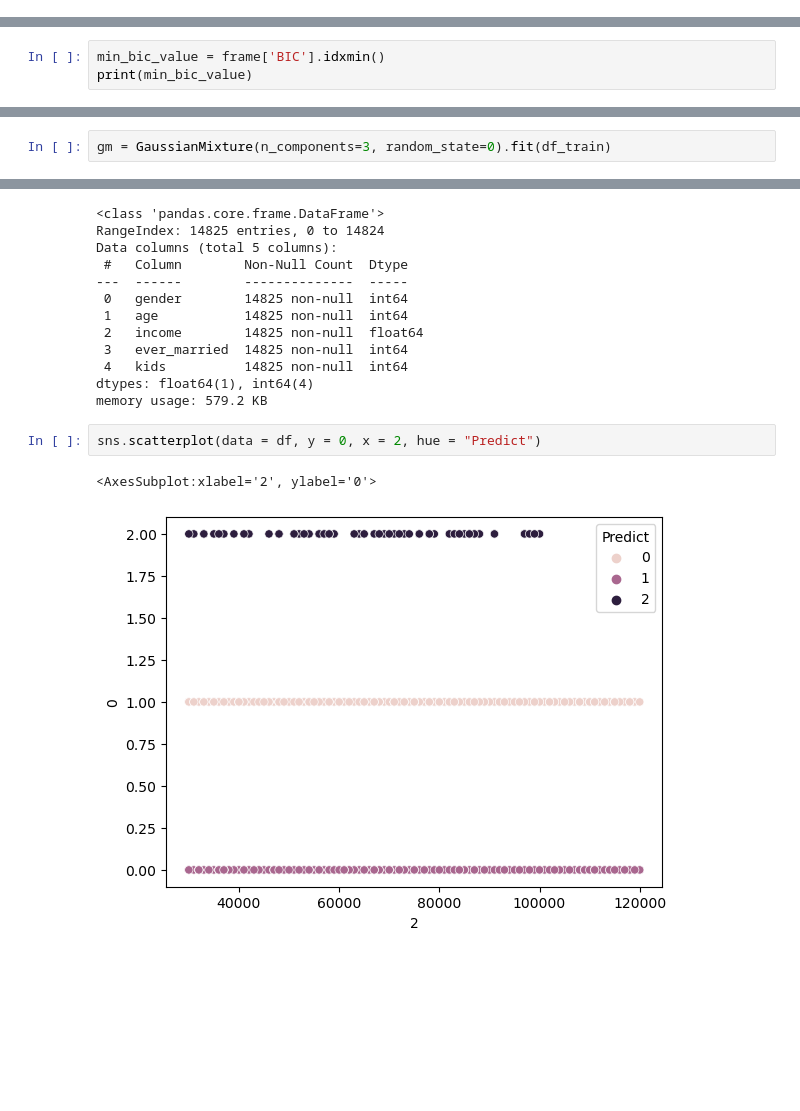
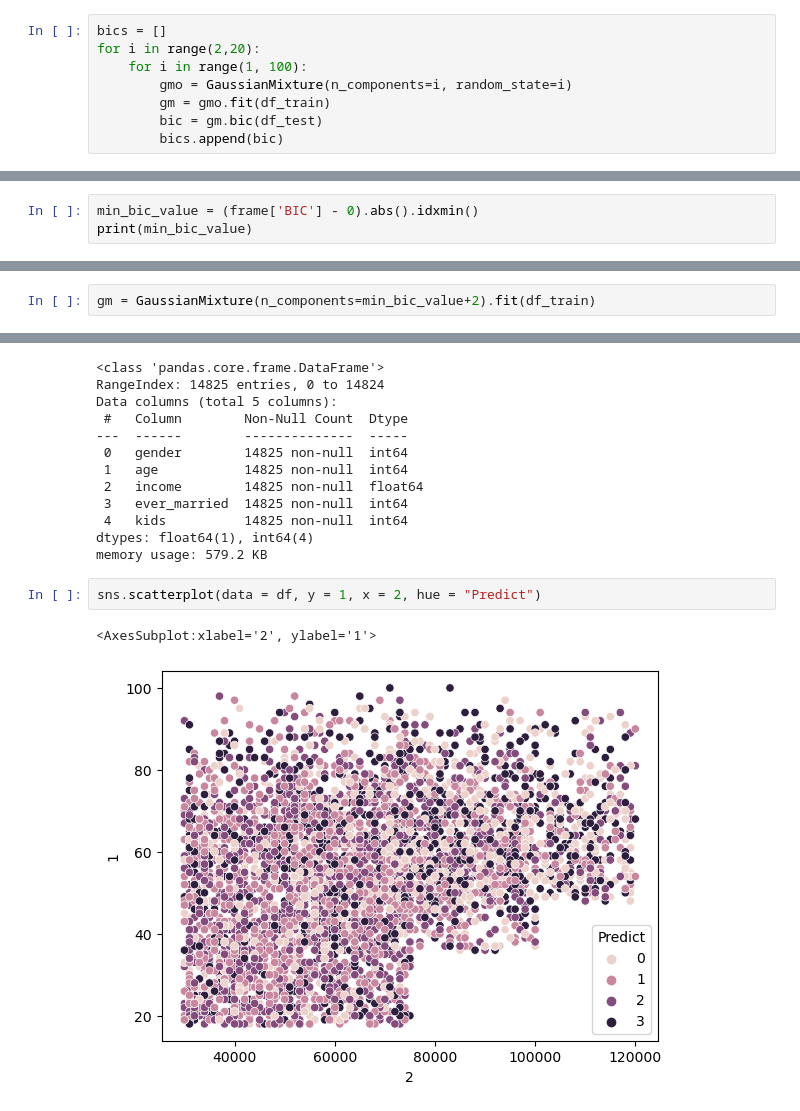
Before and after one commit to ApuAdh/RFP, a Jupyter notebook: Gaussian Mixed Model.ipynb, the cells around one changed output, grey strips where cells are left out. Drawn from its saved outputs; the diff is of its cells as text; blank space fills up the shorter version.

```diff
--- a/Gaussian Mixed Model.ipynb
+++ b/Gaussian Mixed Model.ipynb
@@ -30,3 +23,11 @@ for i in range(2,20):
+# %%
+bics = []
+for i in range(2,20):
+    for i in range(1, 100):
+        gmo = GaussianMixture(n_components=i, random_state=i)
+        gm = gmo.fit(df_train)
+        bic = gm.bic(df_test)
+        bics.append(bic)
 # %%
 print(bics)
 # %% [output]
@@ -49,4 +50,4 @@ sns.lineplot(data=frame, x="Clusters", y="BIC")
 # %%
-min_bic_value = frame['BIC'].idxmin()
+min_bic_value = (frame['BIC'] - 0).abs().idxmin()
 print(min_bic_value)
 # %% [output]
@@ -54,5 +55,5 @@ print(min_bic_value)
 # %%
-gm = GaussianMixture(n_components=3, random_state=0).fit(df_train)
+gm = GaussianMixture(n_components=min_bic_value+2).fit(df_train)
 # %%
 gm.means_
 # %% [output]
@@ -95,10 +94,10 @@ Data columns (total 5 columns):
 dtypes: float64(1), int64(4)
 memory usage: 579.2 KB
 # %%
-sns.scatterplot(data = df, y = 0, x = 2, hue = "Predict")
+sns.scatterplot(data = df, y = 1, x = 2, hue = "Predict")
 # %% [output]
-<AxesSubplot:xlabel='2', ylabel='0'>
+<AxesSubplot:xlabel='2', ylabel='1'>
-[figure, old version]
+[figure, new version]
 # %%
 df.corr()
 # %% [output]
```
Also changed, not shown: parts of 11 cells of this notebook.
